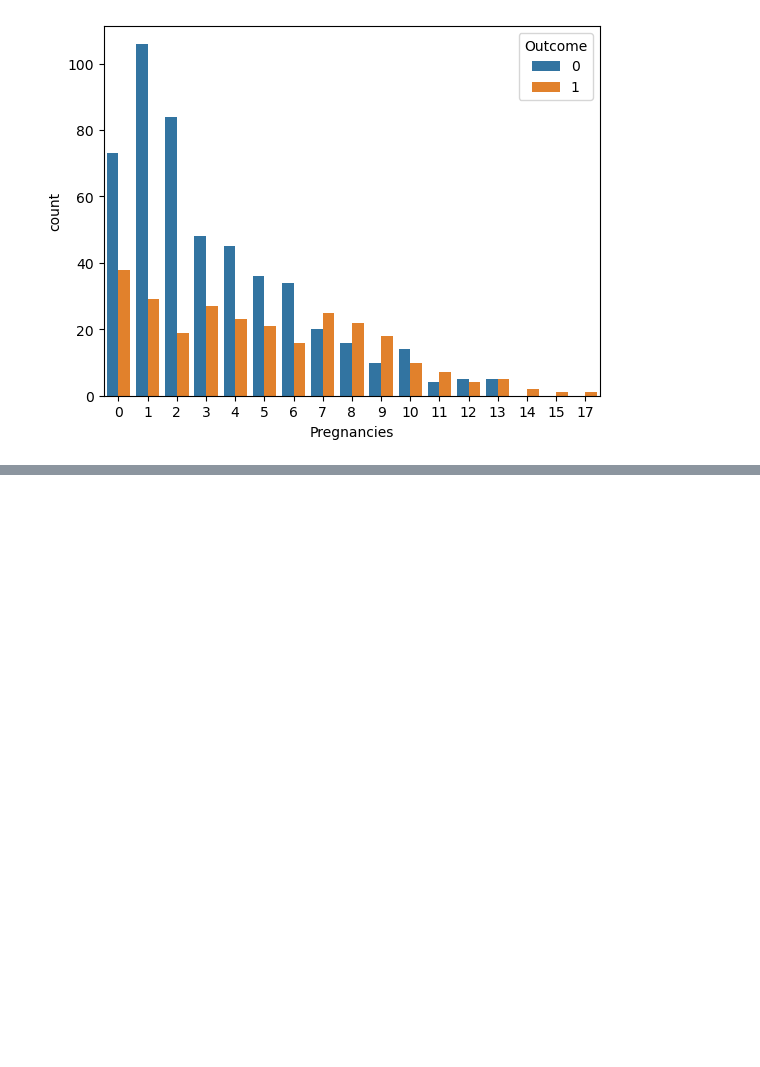
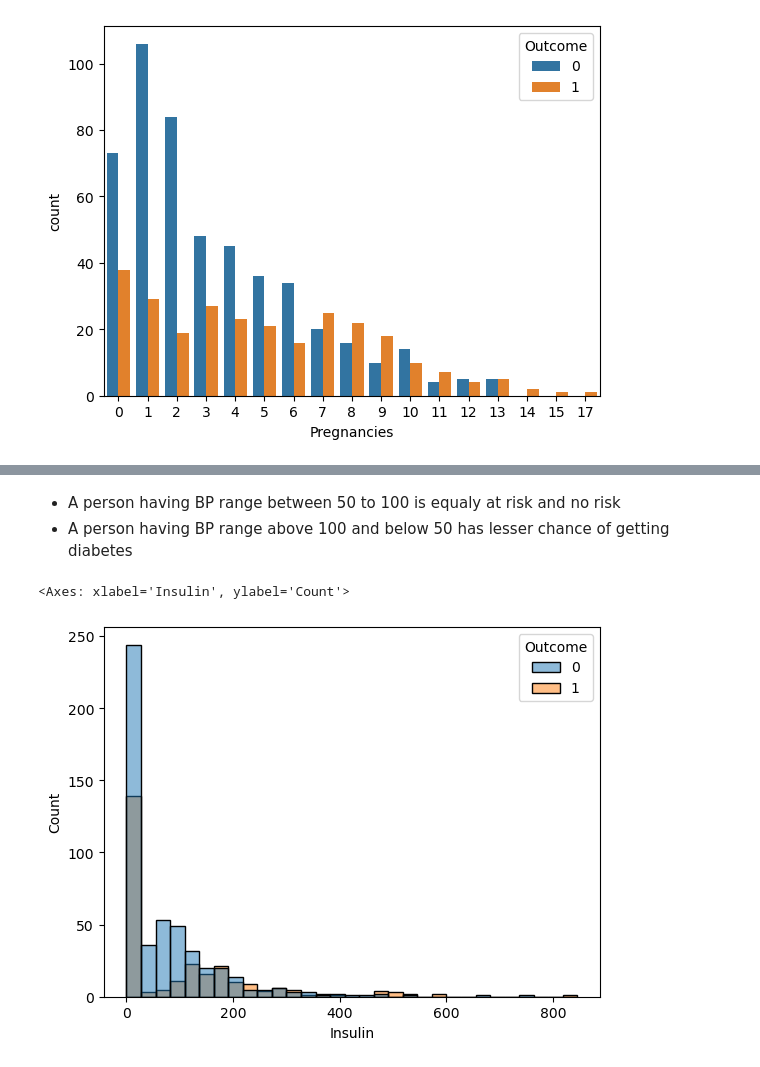
Before and after one commit to sanikavavhal07/DATAMITES, a Jupyter notebook: Machine Learning/Logsstic Regression/Logistic regression diabetes1.ipynb, the cells around one changed output, grey strips where cells are left out. Saved outputs shown, nothing was run; the diff lists cells and outputs as text; code cells hidden in the pictures; blank space fills up the shorter version.

```diff
--- a/Machine Learning/Logsstic Regression/Logistic regression diabetes1.ipynb
+++ b/Machine Learning/Logsstic Regression/Logistic regression diabetes1.ipynb
@@ -210,0 +235,9 @@ sns.countplot(x='Pregnancies',data=data, hue='Outcome')
+# %% [markdown]
+* A person having BP range between 50 to 100 is equaly at risk and no risk
+* A person having BP range above 100 and below 50 has lesser chance of getting diabetes
+# %%
+# Analyzing Insulin with target
+sns.histplot(x='Insulin',hue='Outcome',data=data)
+# %% [output]
+<Axes: xlabel='Insulin', ylabel='Count'>
+[figure, added]
```
Also changed, not shown: parts of 38 cells of this notebook.
